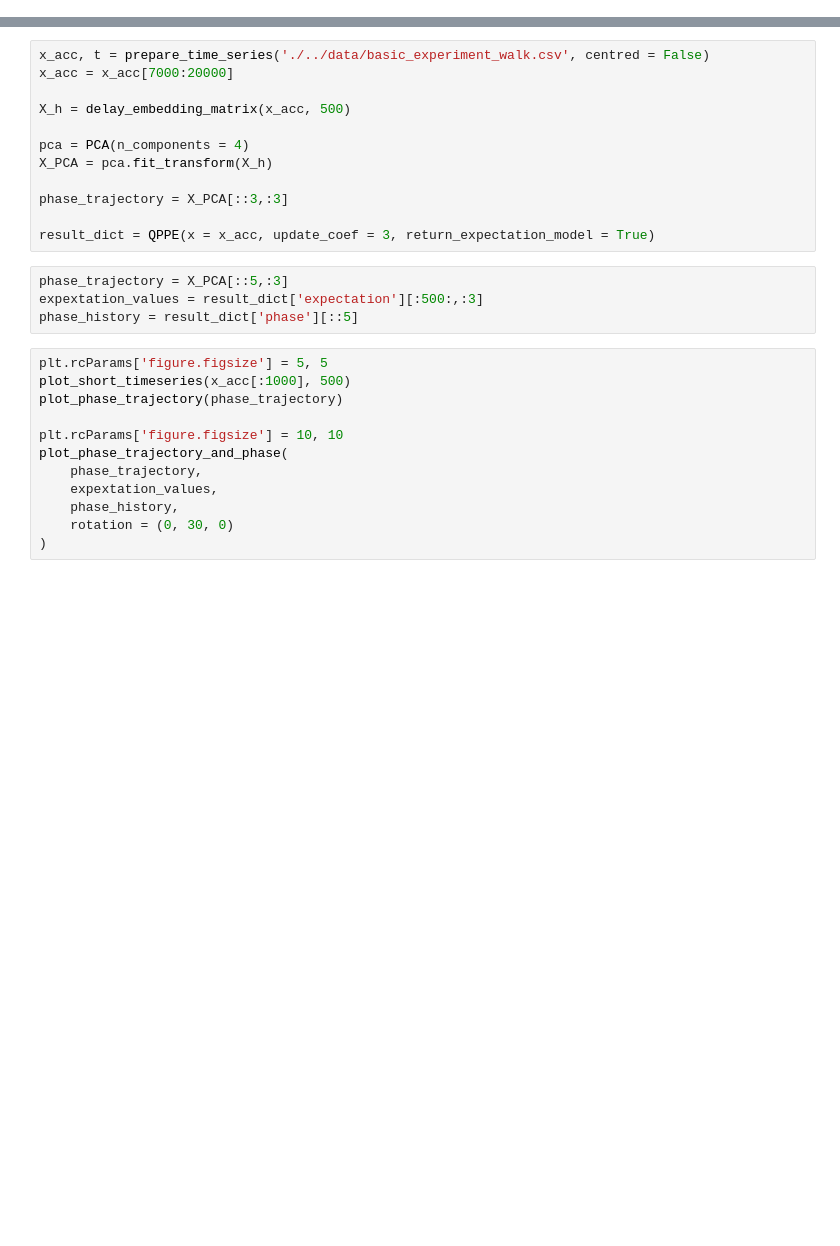
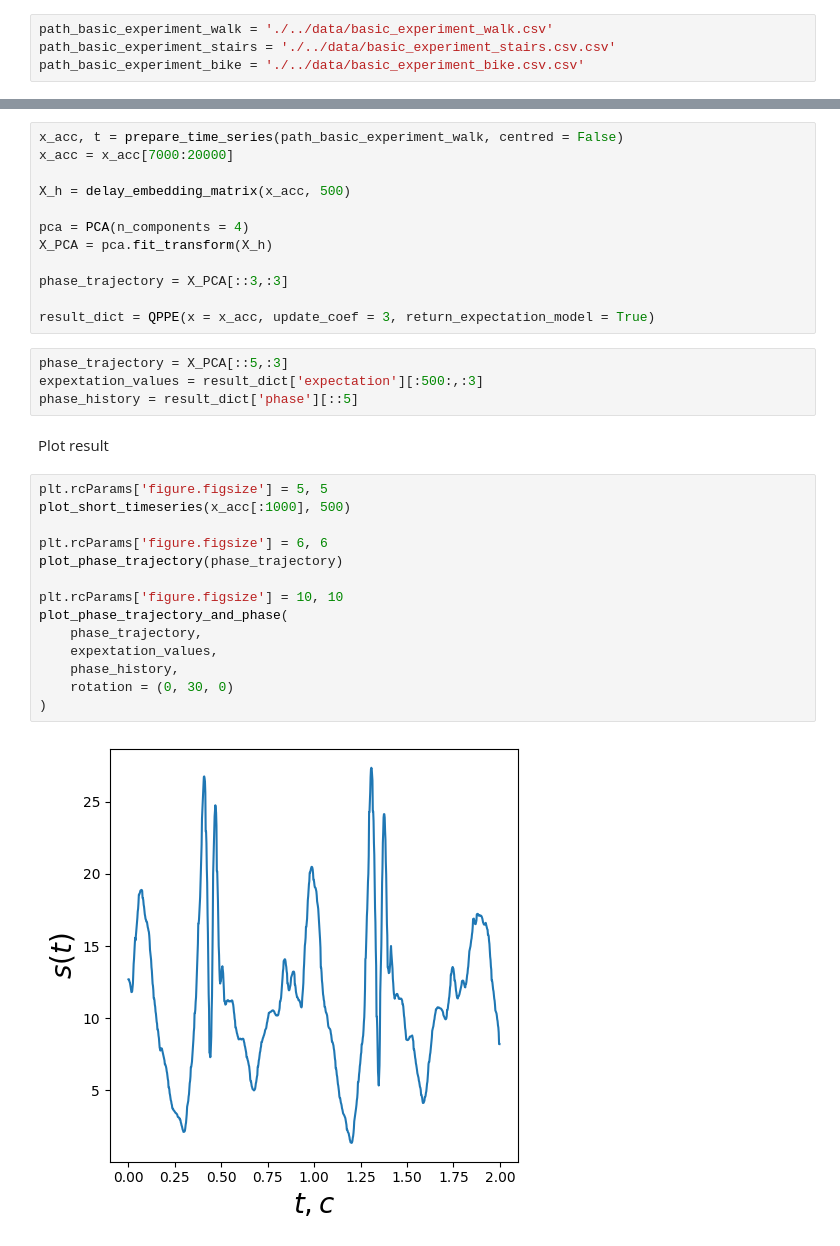
Before and after one commit to Denis-Tihonov/qppe, a Jupyter notebook: experiment/1_basic_experiment.ipynb, the cells around one changed output, grey strips where cells are left out. Drawn from its saved outputs; the diff is of its cells as text; blank space fills up the shorter version.

```diff
--- a/experiment/1_basic_experiment.ipynb
+++ b/experiment/1_basic_experiment.ipynb
@@ -43,3 +43,7 @@ def prepare_time_series(path, centred = True):
     time_points = np.linspace(0,time_points[-1]-time_points[0],len(time_series))
 
     return time_series,time_points
+# %%
+path_basic_experiment_walk = './../data/basic_experiment_walk.csv'
+path_basic_experiment_stairs = './../data/basic_experiment_stairs.csv.csv'
+path_basic_experiment_bike = './../data/basic_experiment_bike.csv.csv'
@@ -46,5 +52,5 @@ def prepare_time_series(path, centred = True):
 # %%
-x_acc, t = prepare_time_series('./../data/basic_experiment_walk.csv', centred = False)
+x_acc, t = prepare_time_series(path_basic_experiment_walk, centred = False)
 x_acc = x_acc[7000:20000]
 
 X_h = delay_embedding_matrix(x_acc, 500)
@@ -59,15 +65,21 @@ result_dict = QPPE(x = x_acc, update_coef = 3, return_expectation_model = True)
 phase_trajectory = X_PCA[::5,:3]
 expextation_values = result_dict['expectation'][:500:,:3]
 phase_history = result_dict['phase'][::5]
+# %% [markdown]
+Plot result
 # %%
 plt.rcParams['figure.figsize'] = 5, 5
 plot_short_timeseries(x_acc[:1000], 500)
+
+plt.rcParams['figure.figsize'] = 6, 6
 plot_phase_trajectory(phase_trajectory)
 
 plt.rcParams['figure.figsize'] = 10, 10
 plot_phase_trajectory_and_phase(
     phase_trajectory,
     expextation_values,
     phase_history,
     rotation = (0, 30, 0)
 )
+# %% [output]
+[figure, added]
```
Also changed, not shown: parts of 2 cells of this notebook, 1 other file.
